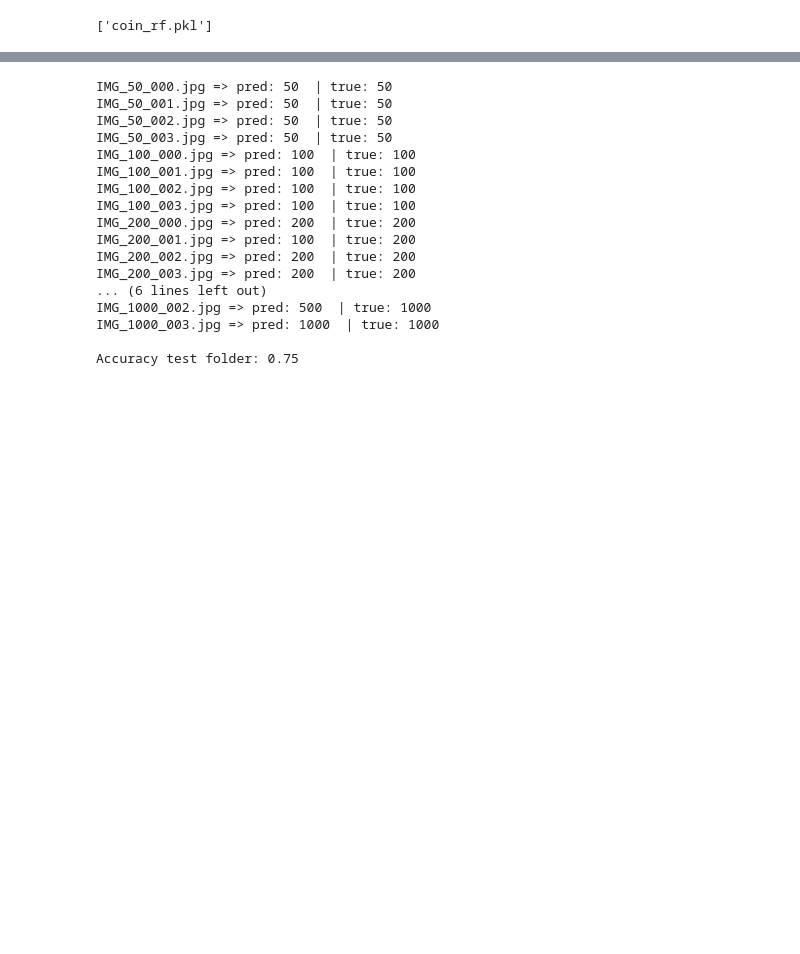
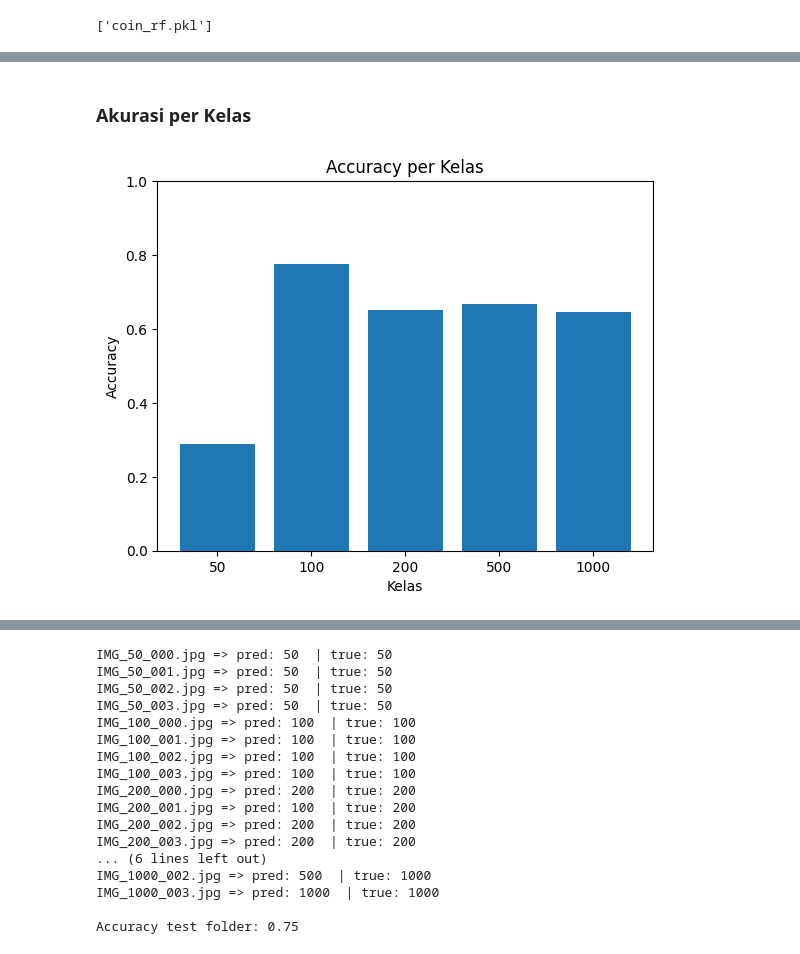
Before and after one commit to Arararra/pcd-coin-counting, a Jupyter notebook: app.ipynb, the cells around one changed output, grey strips where cells are left out. Cells and saved outputs as stored; diff of their text form; code cells hidden in the pictures; blank space fills up the shorter version.

```diff
--- a/app.ipynb
+++ b/app.ipynb
@@ -313,0 +349,16 @@ weighted avg       0.62      0.61      0.60       181
+# %% [markdown]
+### Akurasi per Kelas
+# %%
+cm = confusion_matrix(y_test, pred)
+
+accuracy_per_class = cm.diagonal() / cm.sum(axis=1)
+
+plt.figure()
+plt.bar(classes, accuracy_per_class)
+plt.ylim(0, 1)
+plt.title("Accuracy per Kelas")
+plt.xlabel("Kelas")
+plt.ylabel("Accuracy")
+plt.show()
+# %% [output]
+[figure, added]
```
Also changed, not shown: parts of 10 cells of this notebook.
